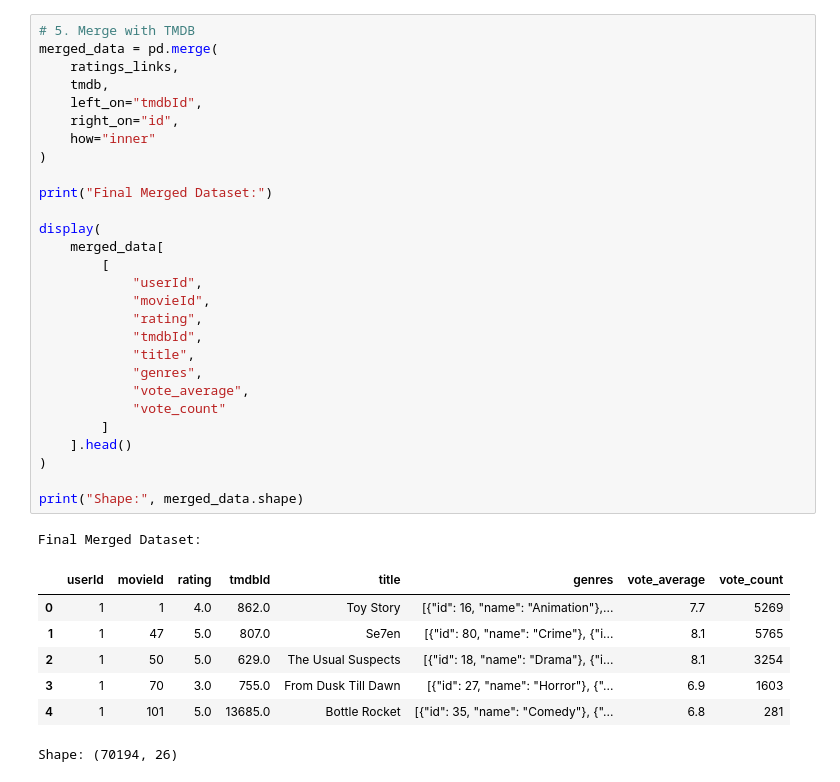
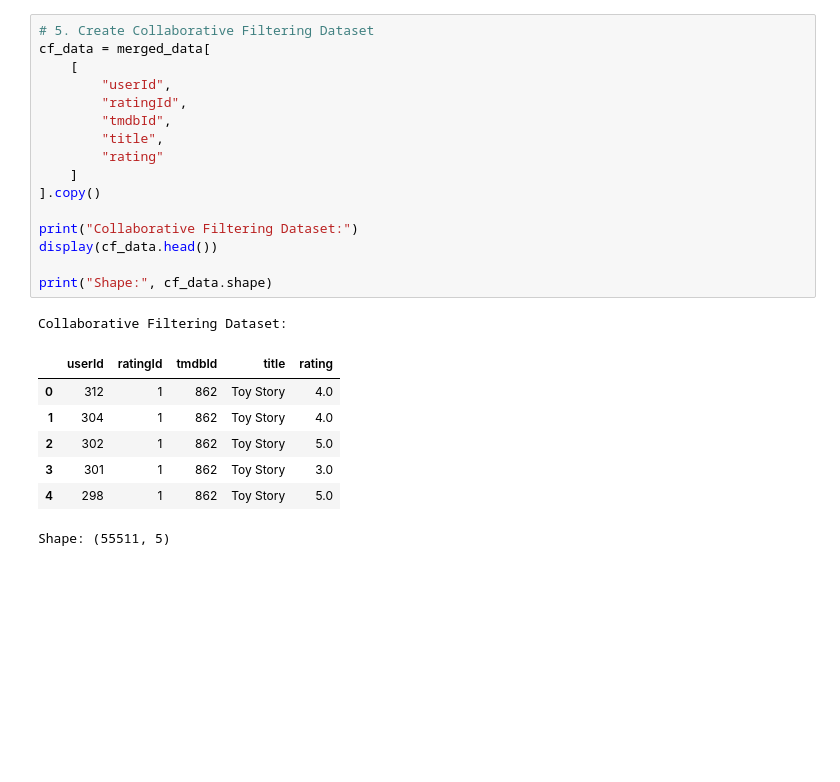
Before and after one commit to Sleepingo/MovieRecommender, a Jupyter notebook: collaborative_filtering.ipynb, the cells around one changed output. Cells and saved outputs as stored; diff of their text form; blank space fills up the shorter version.

```diff
--- a/collaborative_filtering.ipynb
+++ b/collaborative_filtering.ipynb
@@ -100,38 +95,26 @@ Shape: (100836, 6)
 # %%
-# 5. Merge with TMDB
-merged_data = pd.merge(
-    ratings_links,
-    tmdb,
-    left_on="tmdbId",
-    right_on="id",
-    how="inner"
-)
+# 5. Create Collaborative Filtering Dataset
+cf_data = merged_data[
+    [
+        "userId",
+        "ratingId",
+        "tmdbId",
+        "title",
+        "rating"
+    ]
+].copy()
 
-print("Final Merged Dataset:")
+print("Collaborative Filtering Dataset:")
+display(cf_data.head())
 
-display(
-    merged_data[
-        [
-            "userId",
-            "movieId",
-            "rating",
-            "tmdbId",
-            "title",
-            "genres",
-            "vote_average",
-            "vote_count"
-        ]
-    ].head()
-)
-
-print("Shape:", merged_data.shape)
+print("Shape:", cf_data.shape)
 # %% [output]
-Final Merged Dataset:
+Collaborative Filtering Dataset:
-|  | userId | movieId | rating | tmdbId | title | genres | vote_average | vote_count |
-| 0 | 1 | 1 | 4.0 | 862.0 | Toy Story | [{"id": 16, "name": "Animation"},... | 7.7 | 5269 |
-| 1 | 1 | 47 | 5.0 | 807.0 | Se7en | [{"id": 80, "name": "Crime"}, {"i... | 8.1 | 5765 |
-| 2 | 1 | 50 | 5.0 | 629.0 | The Usual Suspects | [{"id": 18, "name": "Drama"}, {"i... | 8.1 | 3254 |
-| 3 | 1 | 70 | 3.0 | 755.0 | From Dusk Till Dawn | [{"id": 27, "name": "Horror"}, {"... | 6.9 | 1603 |
-| 4 | 1 | 101 | 5.0 | 13685.0 | Bottle Rocket | [{"id": 35, "name": "Comedy"}, {"... | 6.8 | 281 |
+|  | userId | ratingId | tmdbId | title | rating |
+| 0 | 312 | 1 | 862 | Toy Story | 4.0 |
+| 1 | 304 | 1 | 862 | Toy Story | 4.0 |
+| 2 | 302 | 1 | 862 | Toy Story | 5.0 |
+| 3 | 301 | 1 | 862 | Toy Story | 3.0 |
+| 4 | 298 | 1 | 862 | Toy Story | 5.0 |
-Shape: (70194, 26)
+Shape: (55511, 5)
 # %%
```
Also changed, not shown: parts of 13 cells of this notebook, 6 other files.
